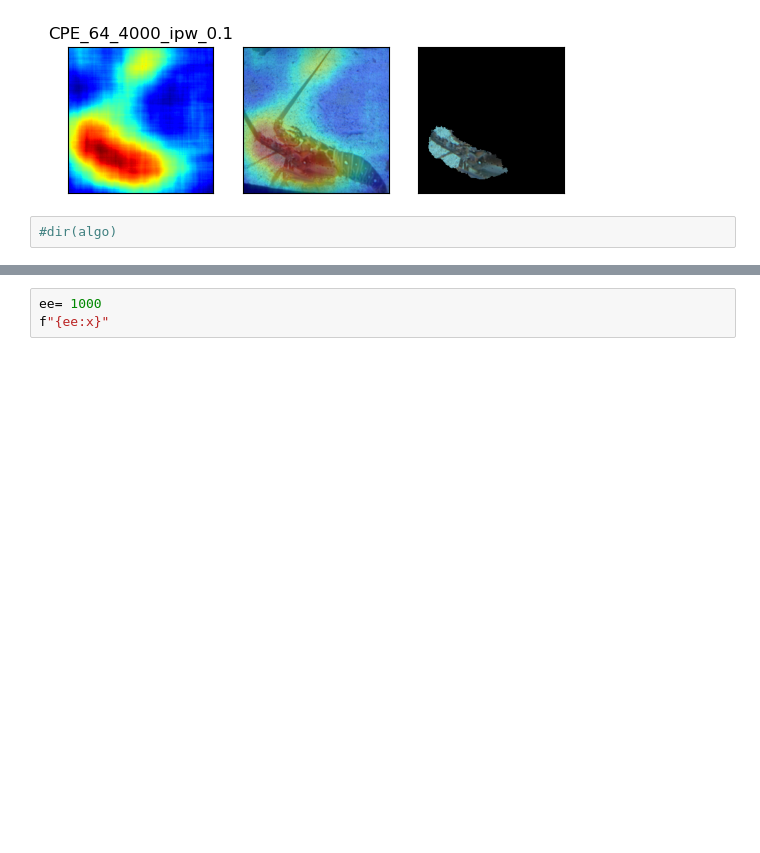
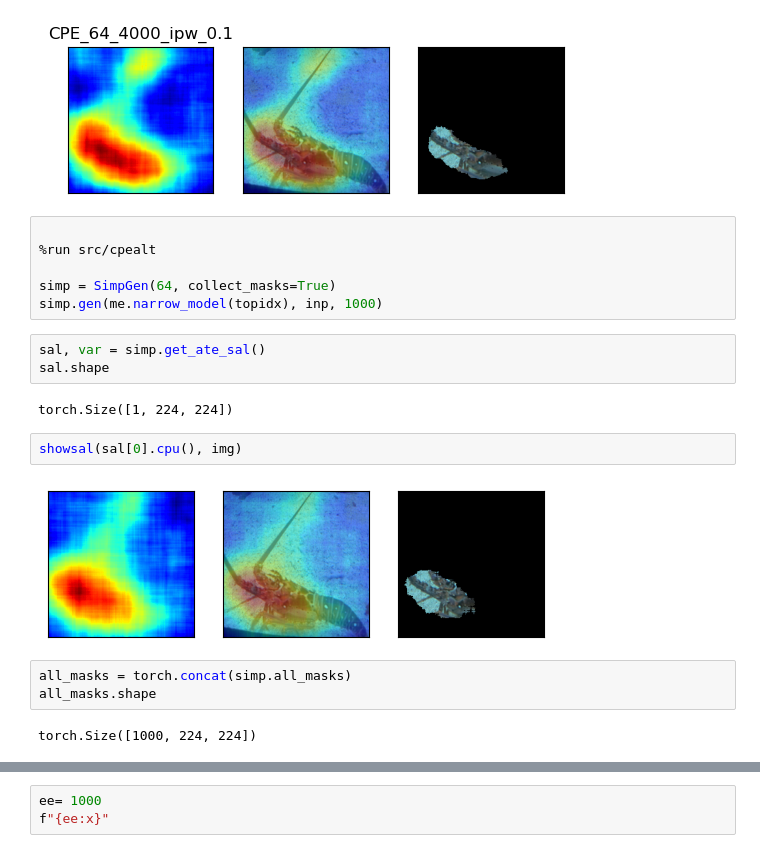
Before and after one commit to zivwhd/saliency, a Jupyter notebook: notebooks/pground.ipynb, the cells around one changed output, grey strips where cells are left out. Cells and saved outputs as stored; diff of their text form; blank space fills up the shorter version.

```diff
--- a/notebooks/pground.ipynb
+++ b/notebooks/pground.ipynb
@@ -69,4 +70,22 @@ sals_dict.update(res)
 [figure]
 [figure]
 # %%
-#dir(algo)
+
+%run src/cpealt
+
+simp = SimpGen(64, collect_masks=True)
+simp.gen(me.narrow_model(topidx), inp, 1000)
+# %%
+sal, var = simp.get_ate_sal()
+sal.shape
+# %% [output]
+torch.Size([1, 224, 224])
+# %%
+showsal(sal[0].cpu(), img)
+# %% [output]
+[figure, added]
+# %%
+all_masks = torch.concat(simp.all_masks)
+all_masks.shape
+# %% [output]
+torch.Size([1000, 224, 224])
```
Also changed, not shown: parts of 18 cells of this notebook, 3 other files.
